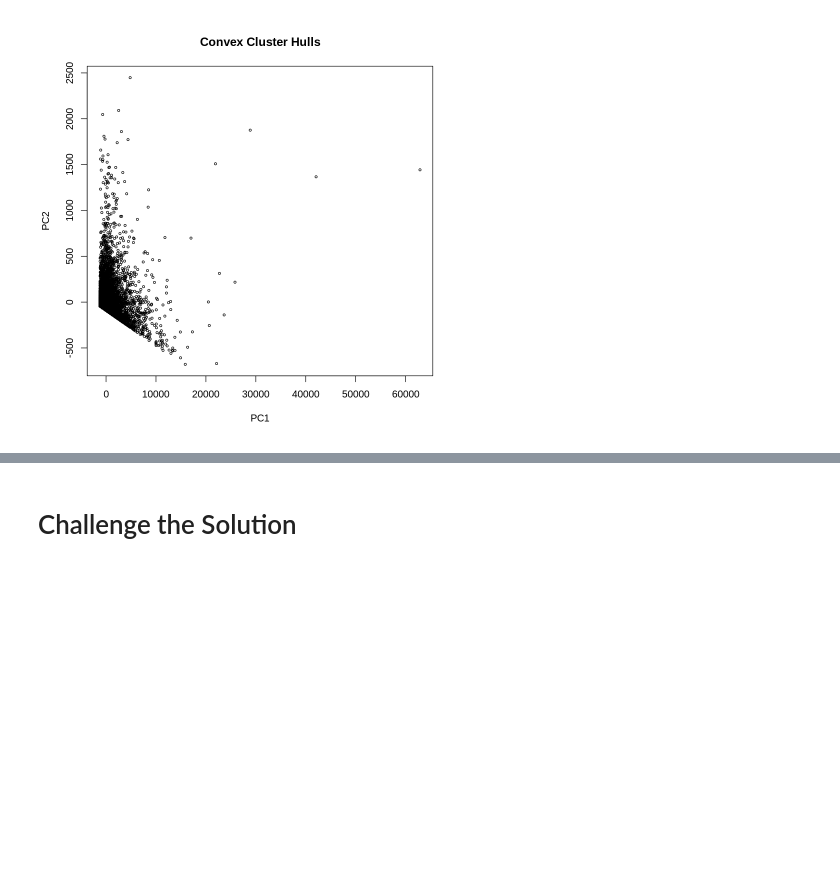
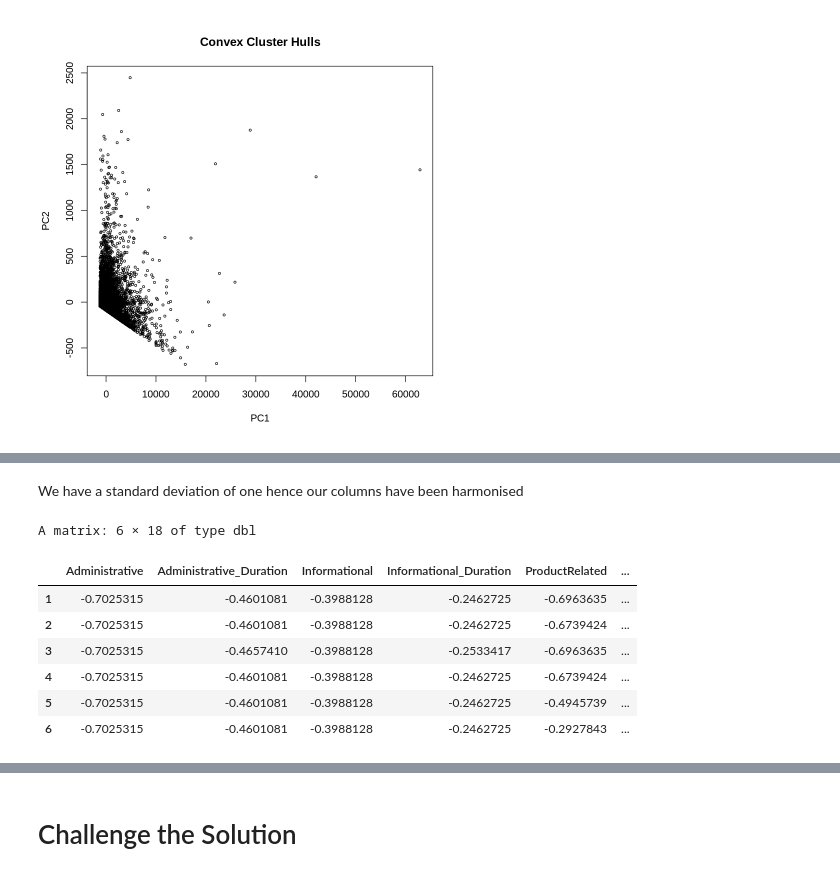
Before and after one commit to UnplugCharger/Week-13, a Jupyter notebook: Week_13_Unsupervised_Learning.ipynb, the cells around one changed output, grey strips where cells are left out. Saved outputs shown, nothing was run; the diff lists cells and outputs as text; code cells hidden in the pictures; blank space fills up the shorter version.

```diff
--- a/Week_13_Unsupervised_Learning.ipynb
+++ b/Week_13_Unsupervised_Learning.ipynb
@@ -457,0 +491,13 @@ hullplot(db_df,db$cluster)
+# %% [markdown]
+We have a standard deviation of one hence our columns have been harmonised
+# %%
+head(df_h)
+# %% [output]
+A matrix: 6 × 18 of type dbl
+|  | Administrative | Administrative_Duration | Informational | Informational_Duration | ProductRelated | ... |
+| 1 | -0.7025315 | -0.4601081 | -0.3988128 | -0.2462725 | -0.6963635 | ... |
+| 2 | -0.7025315 | -0.4601081 | -0.3988128 | -0.2462725 | -0.6739424 | ... |
+| 3 | -0.7025315 | -0.4657410 | -0.3988128 | -0.2533417 | -0.6963635 | ... |
+| 4 | -0.7025315 | -0.4601081 | -0.3988128 | -0.2462725 | -0.6739424 | ... |
+| 5 | -0.7025315 | -0.4601081 | -0.3988128 | -0.2462725 | -0.4945739 | ... |
+| 6 | -0.7025315 | -0.4601081 | -0.3988128 | -0.2462725 | -0.2927843 | ... |
```
Also changed, not shown: parts of 22 cells of this notebook.
